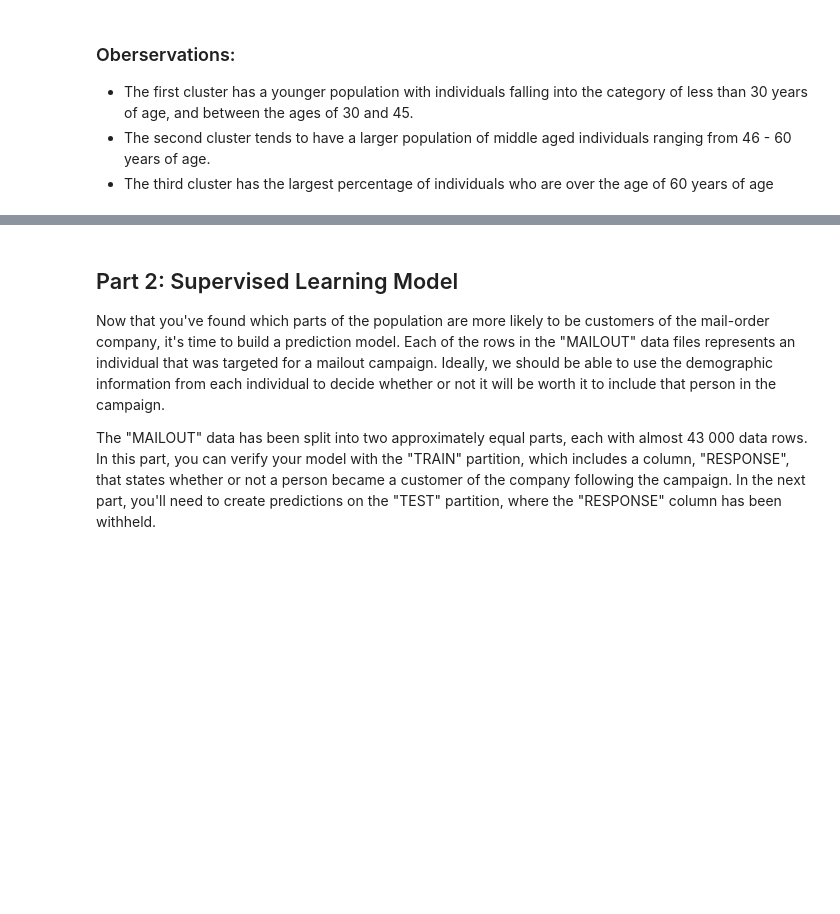
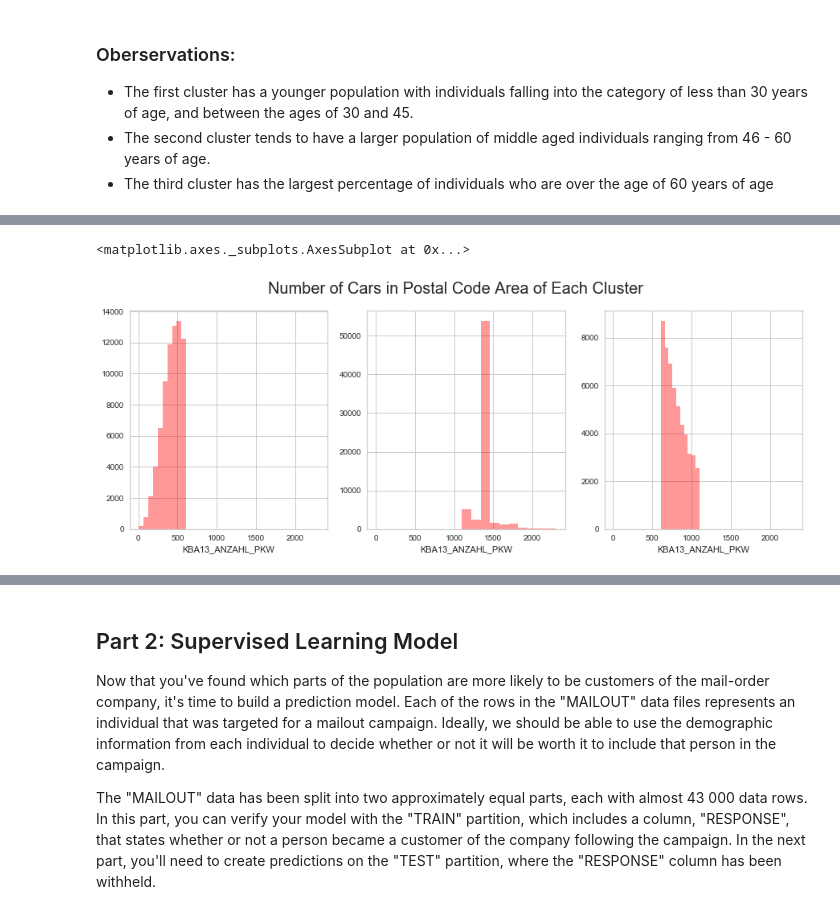
Before and after one commit to Danieldacruz7/Customer-Segmentation-Modelling, a Jupyter notebook: Arvato Project Workbook.ipynb, the cells around one changed output, grey strips where cells are left out. Saved outputs shown, nothing was run; the diff lists cells and outputs as text; code cells hidden in the pictures; blank space fills up the shorter version.

```diff
--- a/Arvato Project Workbook.ipynb
+++ b/Arvato Project Workbook.ipynb
@@ -631,7 +614,10 @@ dataframe_cluster_1['CAMEO_DEUG_2015'].unique()
 # %%
 figure, axes = plt.subplots(1, 3, sharex=True, figsize=(15,5))
 figure.suptitle('Number of Cars in Postal Code Area of Each Cluster', fontsize=20)
 
 sns.distplot(dataframe_cluster_0['KBA13_ANZAHL_PKW'],  ax=axes[0], color ='red', bins = 10, kde = False)
 sns.distplot(dataframe_cluster_1['KBA13_ANZAHL_PKW'],  ax=axes[1], color ='red', bins = 10, kde = False)
-#sns.distplot(dataframe_cluster_2['KBA13_ANZAHL_PKW'],  ax=axes[2], color ='red', bins = 10, kde = False)
+sns.distplot(dataframe_cluster_2['KBA13_ANZAHL_PKW'],  ax=axes[2], color ='red', bins = 10, kde = False)
+# %% [output]
+<matplotlib.axes._subplots.AxesSubplot at 0x...>
+[figure, added]
```
Also changed, not shown: parts of 95 cells of this notebook.
